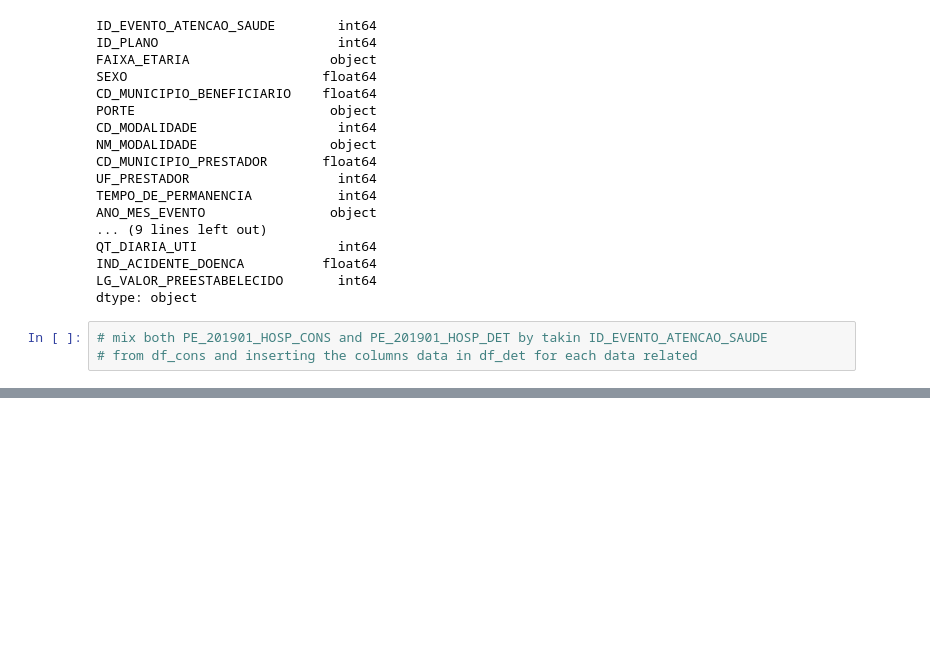
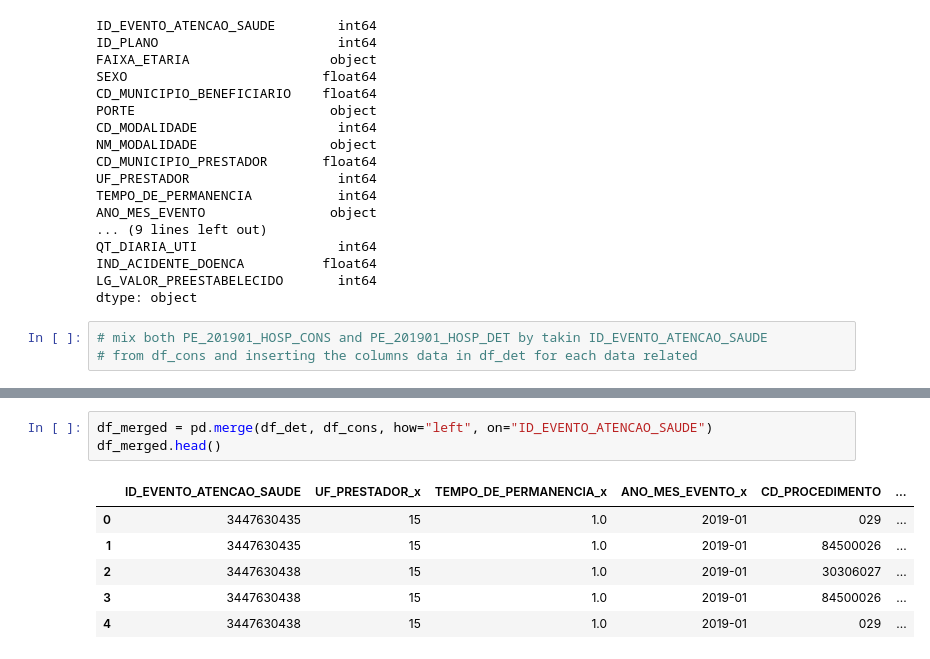
Before and after one commit to Flavio13Lins/ANALISE-TISS-HOSPITALAR-2019, a Jupyter notebook: Analise_TISS_HOSPITALAR_2019.ipynb, the cells around one changed output, grey strips where cells are left out. Cells and saved outputs as stored; diff of their text form; blank space fills up the shorter version.

```diff
--- a/Analise_TISS_HOSPITALAR_2019.ipynb
+++ b/Analise_TISS_HOSPITALAR_2019.ipynb
@@ -64,0 +82,10 @@ dtype: object
+# %%
+df_merged = pd.merge(df_det, df_cons, how="left", on="ID_EVENTO_ATENCAO_SAUDE")
+df_merged.head()
+# %% [output]
+|  | ID_EVENTO_ATENCAO_SAUDE | UF_PRESTADOR_x | TEMPO_DE_PERMANENCIA_x | ANO_MES_EVENTO_x | CD_PROCEDIMENTO | ... |
+| 0 | 3447630435 | 15 | 1.0 | 2019-01 | 029 | ... |
+| 1 | 3447630435 | 15 | 1.0 | 2019-01 | 84500026 | ... |
+| 2 | 3447630438 | 15 | 1.0 | 2019-01 | 30306027 | ... |
+| 3 | 3447630438 | 15 | 1.0 | 2019-01 | 84500026 | ... |
+| 4 | 3447630438 | 15 | 1.0 | 2019-01 | 029 | ... |
```
Also changed, not shown: parts of 5 cells of this notebook.
